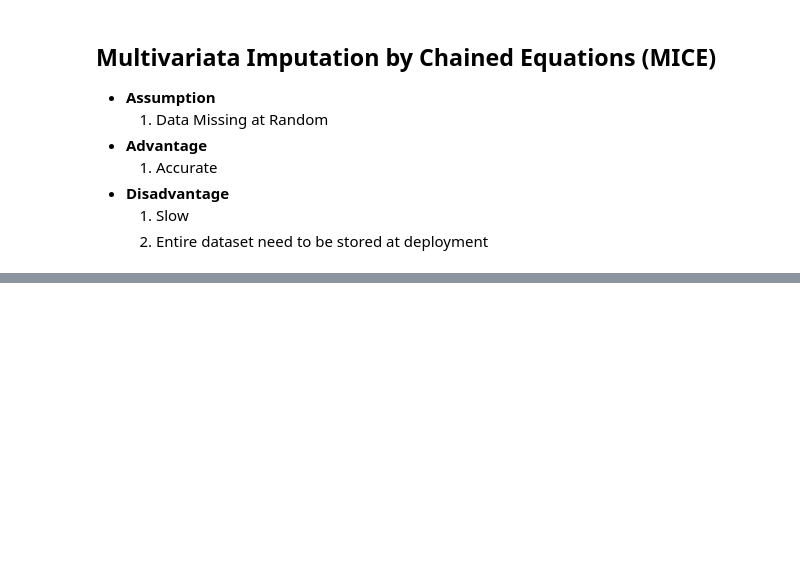
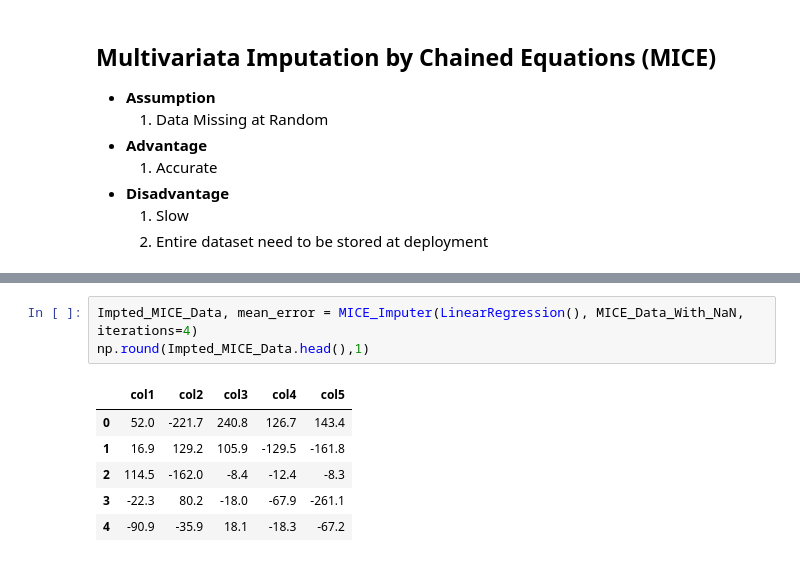
Before and after one commit to KToppo/Machine-Learning, a Jupyter notebook: Handling_Missing_Data.ipynb, the cells around one changed output, grey strips where cells are left out. Drawn from its saved outputs; the diff is of its cells as text; blank space fills up the shorter version.

```diff
--- a/Handling_Missing_Data.ipynb
+++ b/Handling_Missing_Data.ipynb
@@ -892,0 +968,10 @@ plt.show()
+# %%
+Impted_MICE_Data, mean_error = MICE_Imputer(LinearRegression(), MICE_Data_With_NaN, iterations=4)
+np.round(Impted_MICE_Data.head(),1)
+# %% [output]
+|  | col1 | col2 | col3 | col4 | col5 |
+| 0 | 52.0 | -221.7 | 240.8 | 126.7 | 143.4 |
+| 1 | 16.9 | 129.2 | 105.9 | -129.5 | -161.8 |
+| 2 | 114.5 | -162.0 | -8.4 | -12.4 | -8.3 |
+| 3 | -22.3 | 80.2 | -18.0 | -67.9 | -261.1 |
+| 4 | -90.9 | -35.9 | 18.1 | -18.3 | -67.2 |
```
Also changed, not shown: parts of 24 cells of this notebook.
